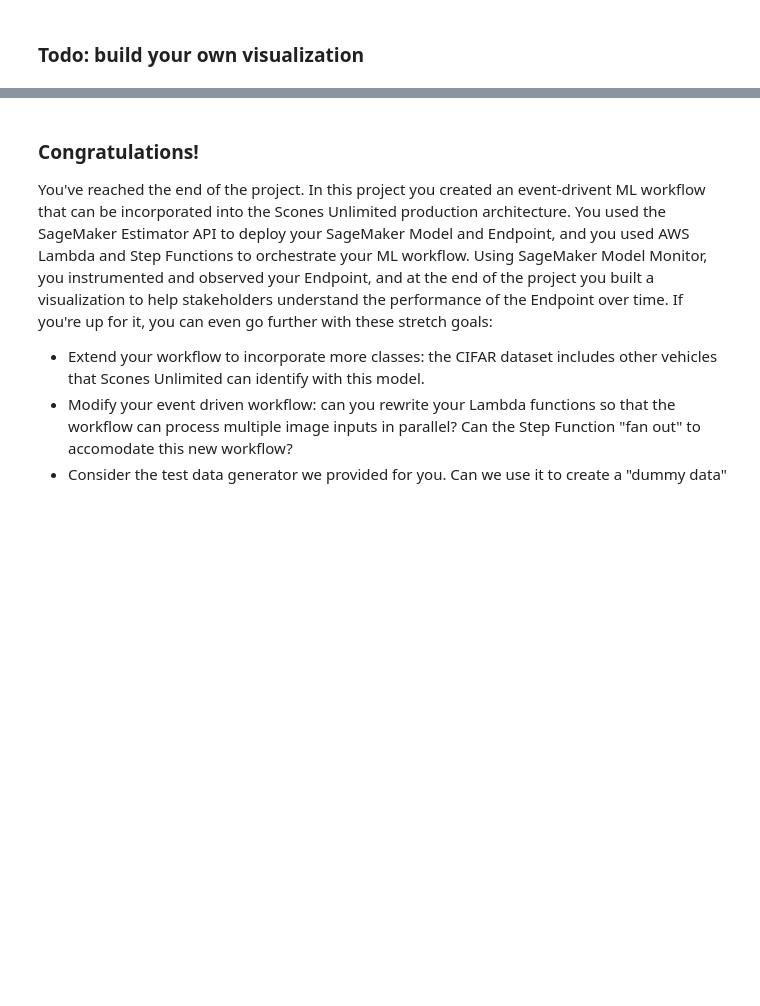
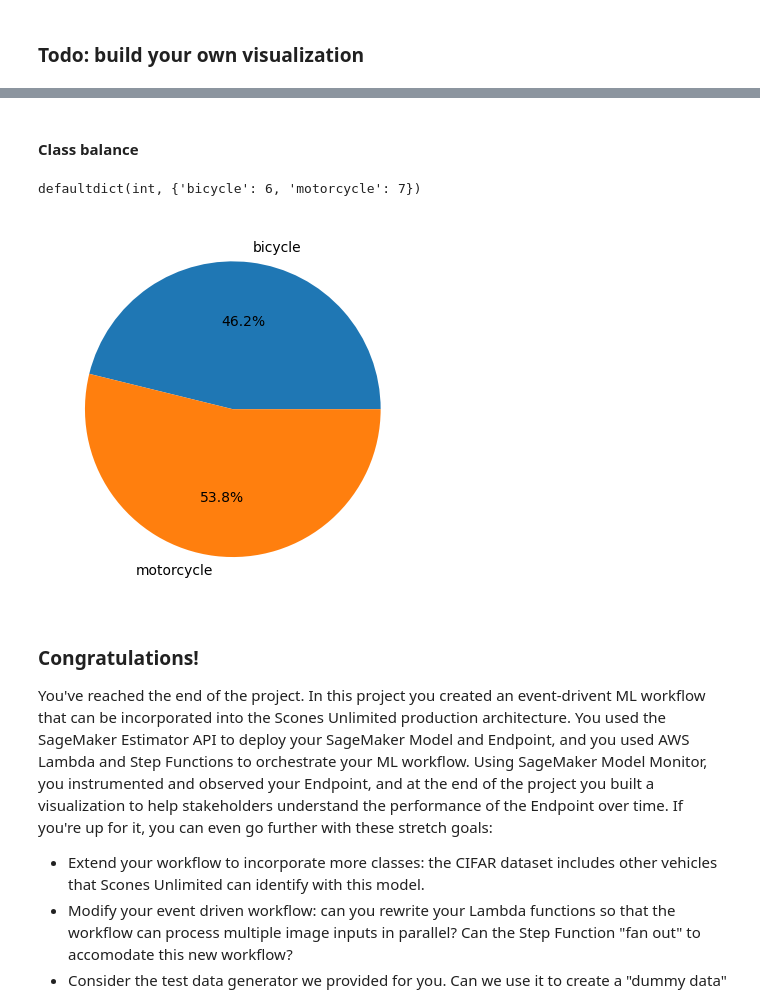
Before and after one commit to PiotrGrabysz/Image-classifier-AWS-Workflow, a Jupyter notebook: starter.ipynb, the cells around one changed output, grey strips where cells are left out. Saved outputs shown, nothing was run; the diff lists cells and outputs as text; code cells hidden in the pictures; blank space fills up the shorter version.

```diff
--- a/starter.ipynb
+++ b/starter.ipynb
@@ -841,3 +865,25 @@ for data in json_data:
+# %% [markdown]
+#### Class balance
+# %%
+from collections import defaultdict
+
+class_counter = defaultdict(int)
+
+for data in json_data:
+    inferences, _ = simple_getter(data)
+    class_name = get_class_name(inferences)
+    class_counter[class_name] += 1
+# %%
+class_counter
+# %% [output]
+defaultdict(int, {'bicycle': 6, 'motorcycle': 7})
+# %%
+plt.style.use('default')
+fig, ax = plt.subplots()
+ax.pie(class_counter.values(), labels=class_counter.keys(), autopct='%1.1f%%')
+plt.show()
+# %% [output]
+[figure, added]
 # %% [markdown]
 ### Congratulations!
 
```
Also changed, not shown: parts of 38 cells of this notebook.
